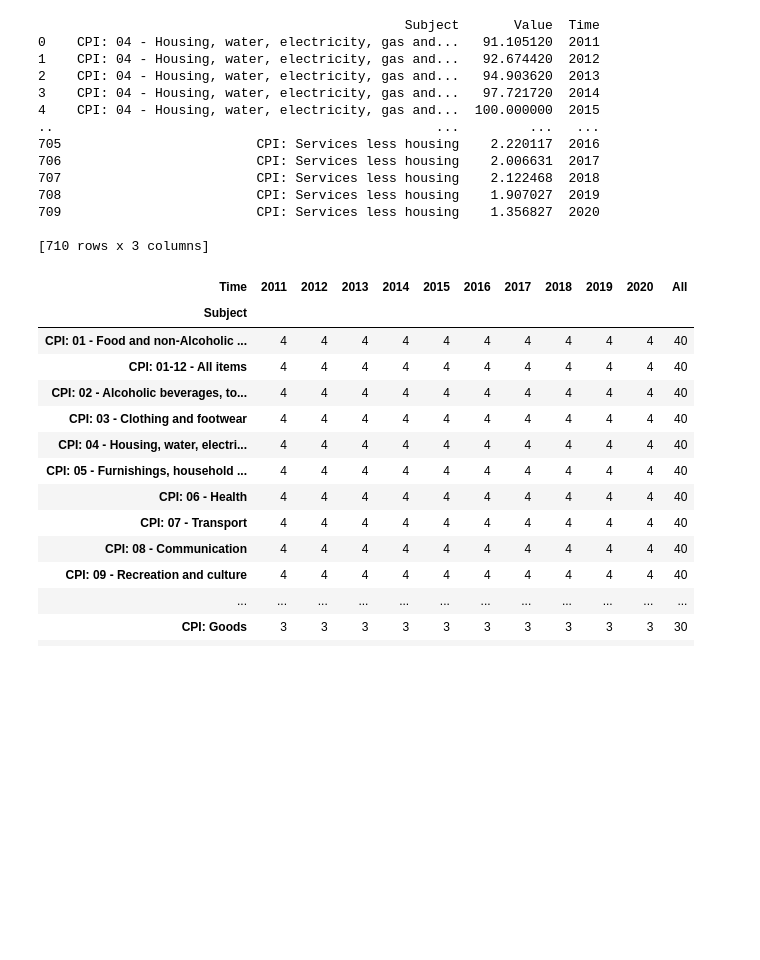
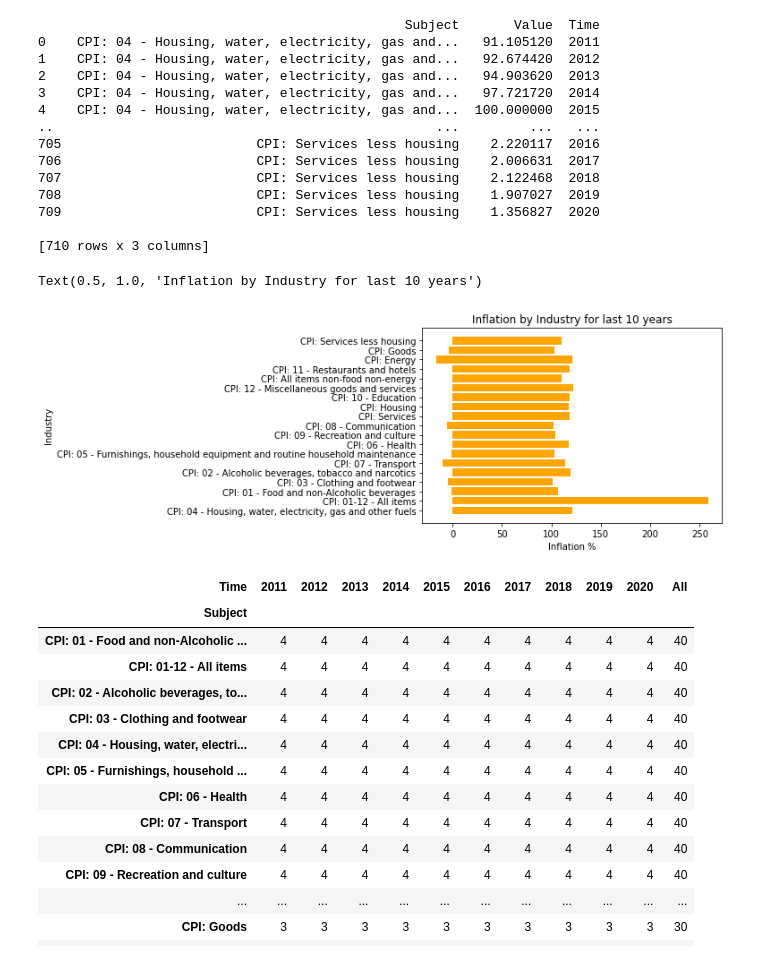
Before and after one commit to Efe-C-3/InflationRateAnalytics, a Jupyter notebook: inflation.ipynb, the cells around one changed output. Cells and saved outputs as stored; diff of their text form; code cells hidden in the pictures; blank space fills up the shorter version.

Commit message:
calculated consumer price index percentage change in last 10 years

```diff
--- a/inflation.ipynb
+++ b/inflation.ipynb
@@ -111,6 +111,14 @@ print(subject_value)
 709                         CPI: Services less housing    1.356827  2020
 
 [710 rows x 3 columns]
+# %%
+plt.barh("Subject", "Value", data = subject_value_time, color = "orange")
+plt.xlabel("Inflation %")
+plt.ylabel("Industry")
+plt.title("Inflation by Industry for last 10 years")
+# %% [output]
+Text(0.5, 1.0, 'Inflation by Industry for last 10 years')
+[figure, added]
 # %%
 pd.crosstab(df["Subject"], df["Time"], margins=True)
 # %% [output]
```
Also changed, not shown: parts of 8 cells of this notebook.
